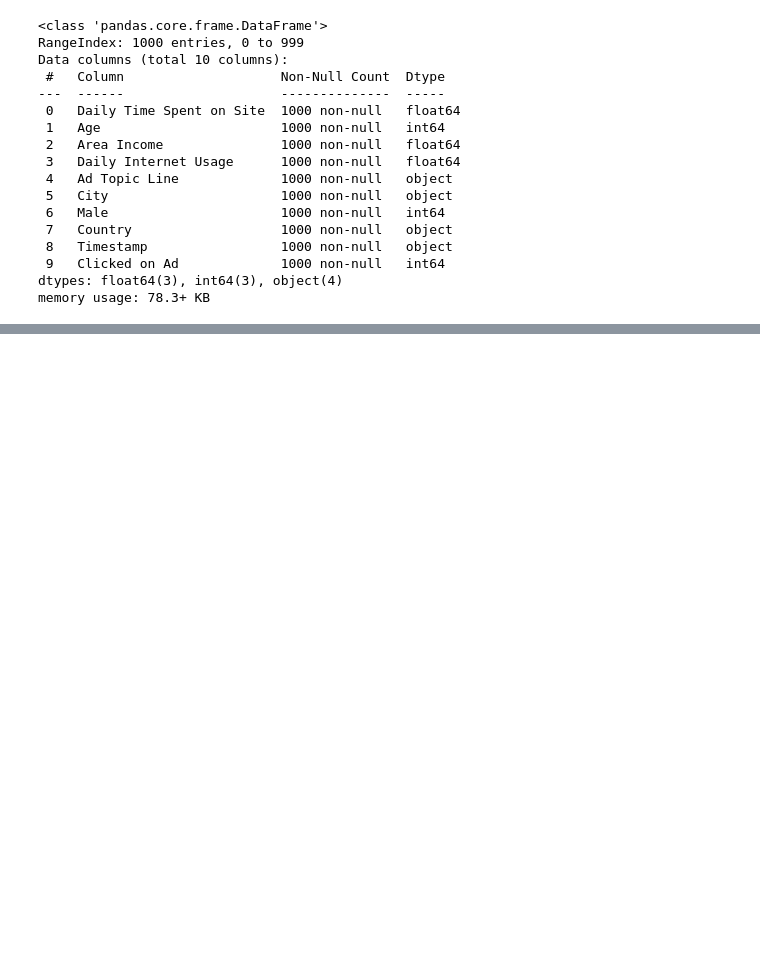
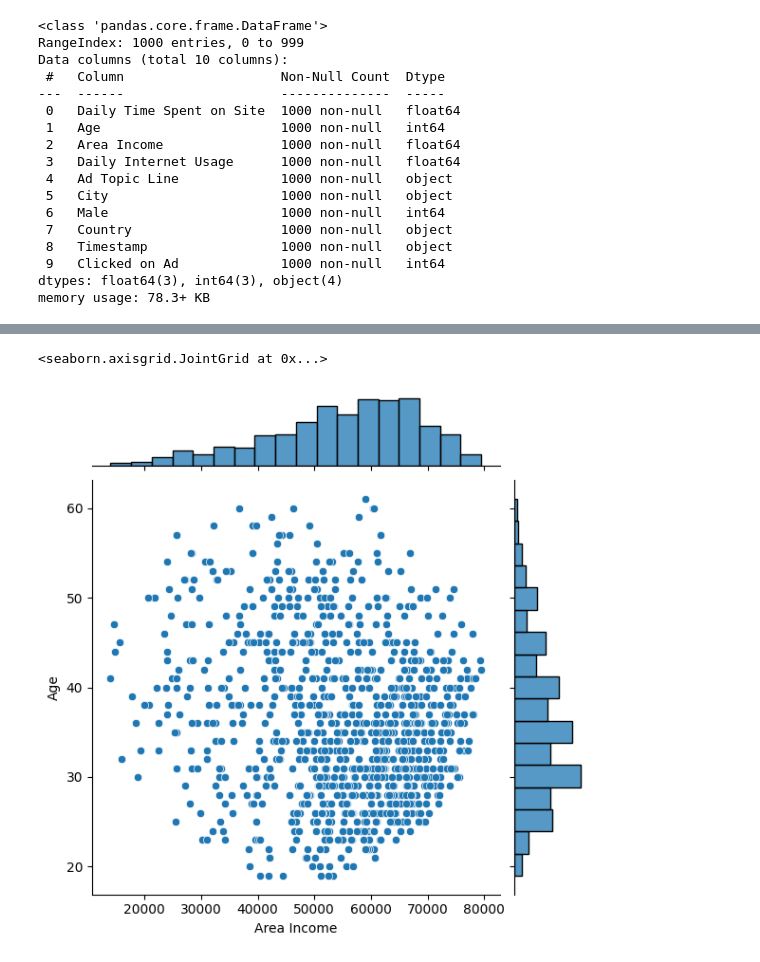
Before and after one commit to KemalYukselir/Titanic-logreg, a Jupyter notebook: main.ipynb, the cells around one changed output, grey strips where cells are left out. Cells and saved outputs as stored; diff of their text form; code cells hidden in the pictures; blank space fills up the shorter version.

```diff
--- a/main.ipynb
+++ b/main.ipynb
@@ -50,0 +58,5 @@ ad_data.describe()
+# %%
+sns.jointplot(x='Area Income',y='Age',data=ad_data)
+# %% [output]
+<seaborn.axisgrid.JointGrid at 0x...>
+[figure, added]
```
Also changed, not shown: parts of 5 cells of this notebook.
